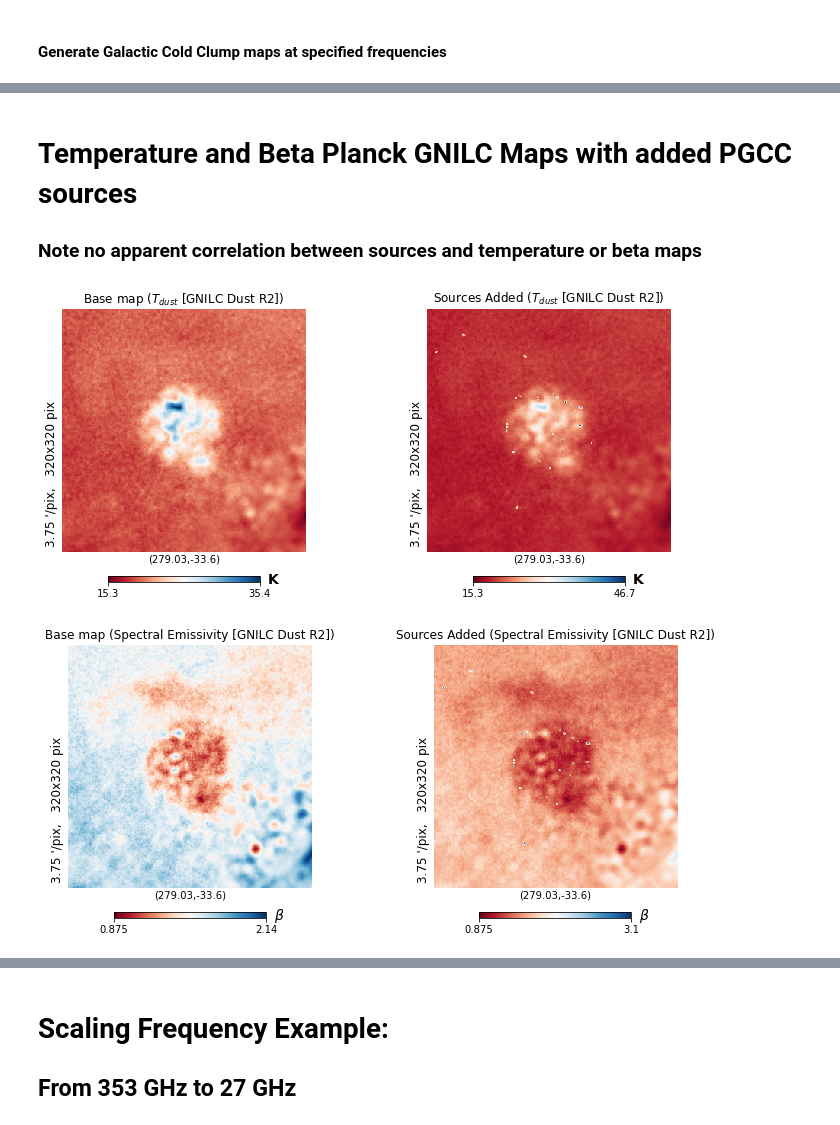
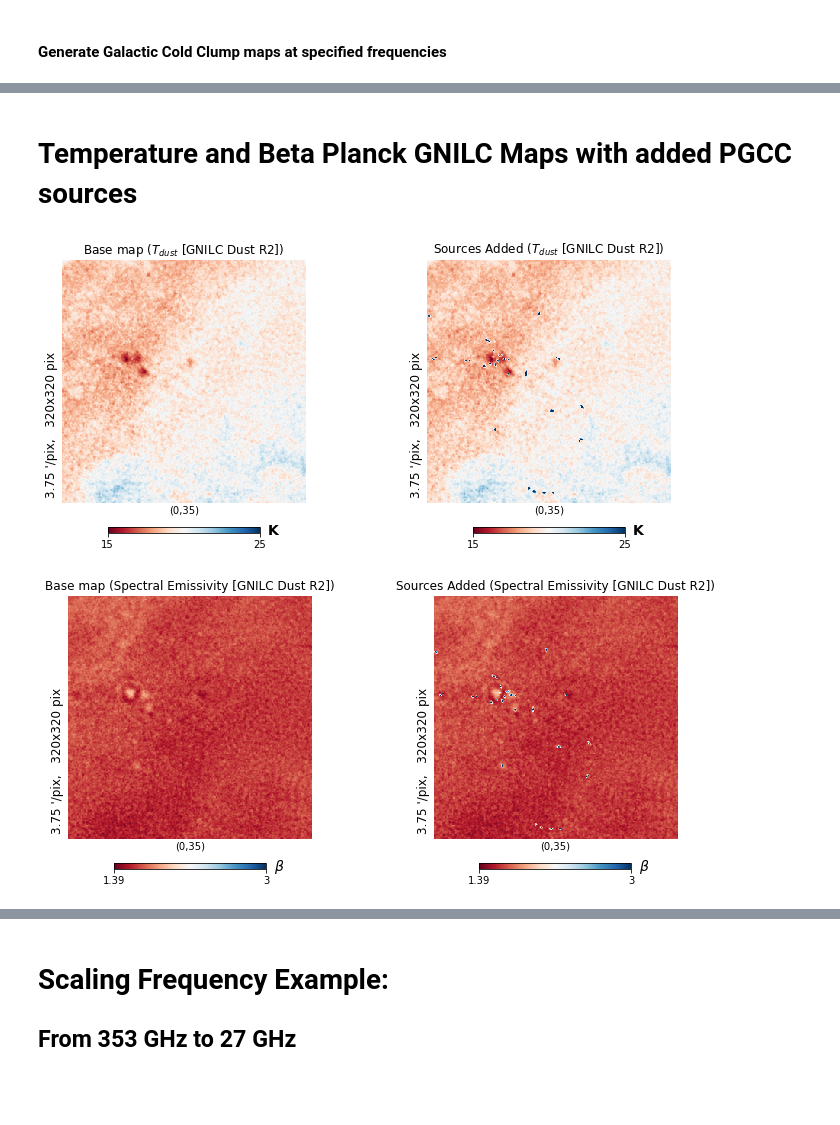
Before and after one commit to justinc97/SO_Galactic_Cold_Clumps, a Jupyter notebook: Test_Notebook.ipynb, the cells around one changed output, grey strips where cells are left out. Drawn from its saved outputs; the diff is of its cells as text; code cells hidden in the pictures; blank space fills up the shorter version.

```diff
--- a/Test_Notebook.ipynb
+++ b/Test_Notebook.ipynb
@@ -4,33 +24,25 @@
 ### Finally we also have an example of scaling the frequency from the measured 353 GHz data in the PGCC catalogue to a new frequency to be used by SO (in this example 27 GHz)
 # %%
-import healpy as hp
-import matplotlib.pyplot as plt
-import matplotlib.gridspec as gridspec
-from add_planck_galccs.generate_galcc_maps import build_galactic_clump_map
-from add_planck_galccs.galcc_utils import plot_compare
-import pysm3.units as u
-import pandas as pd
-import mapsims
-from pathlib import Path
-from time import time
-from astropy.io import fits
-import numpy as np
-
 # Read Planck Cold Galactic Clump Catalogue
 df = pd.read_csv('PGCC.csv')
 glons = df['glon']
 glats = df['glat']
+
+
 # Read GNILC maps: Frequencies {857, 545, 353 GHz}
 GNILC_freq_folder = "/global/homes/j/justinc/Galactic Cold Clumps/Data/"
 GNILC_freqdir = Path(GNILC_freq_folder)
-gnilc_map_353, gh3 = hp.read_map(GNILC_freqdir / "COM_CompMap_Dust-GNILC-F353_2048_R2.00.fits", h = True)
-gnilc_map_545, gh5 = hp.read_map(GNILC_freqdir / "COM_CompMap_Dust-GNILC-F545_2048_R2.00.fits", h = True)
-gnilc_map_857, gh8 = hp.read_map(GNILC_freqdir / "COM_CompMap_Dust-GNILC-F857_2048_R2.00.fits", h = True)
+gnilc_map_353 = hp.read_map(GNILC_freqdir / "COM_CompMap_Dust-GNILC-F353_2048_R2.00.fits")
+gnilc_map_545 = hp.read_map(GNILC_freqdir / "COM_CompMap_Dust-GNILC-F545_2048_R2.00.fits")
+gnilc_map_857 = hp.read_map(GNILC_freqdir / "COM_CompMap_Dust-GNILC-F857_2048_R2.00.fits")
+IQU_Commander_R3 = hp.read_map(GNILC_freqdir / "HFI_CompMap_Foregrounds-commander-353_R3.00.fits", field = (0,1,2))
+CompMap_ThermalDust_Commander = hp.read_map(GNILC_freqdir / "COM_CompMap_ThermalDust-commander_2048_R2.00.fits", field = (0, 7))
 # Read GNILC maps: Temperature and Beta
 GNILC_spectral_folder = "/global/project/projectdirs/cmb/www/pysm-data/dust_gnilc/"  # NERSC
 GNILC_specdir = Path(GNILC_spectral_folder)
-gnilc_dust_Td_nside2048, th = hp.read_map(GNILC_specdir / "gnilc_dust_Td_nside2048.fits", h = True)
-gnilc_dust_Bd_nside2048, bh = hp.read_map(GNILC_specdir / "gnilc_dust_beta_nside2048.fits", h = True)
+gnilc_dust_Td_nside2048 = hp.read_map(GNILC_specdir / "gnilc_dust_Td_nside2048.fits")
+gnilc_dust_Bd_nside2048 = hp.read_map(GNILC_specdir / "gnilc_dust_beta_nside2048.fits")
+thermaldustIQU_GNILC_varres = hp.read_map(GNILC_specdir / "inputs/COM_CompMap_IQU-thermaldust-gnilc-varres_2048_R3.00.fits", field = (0,1,2))
 # %% [markdown]
 #### Generate Galactic Cold Clump maps at specified frequencies
 # %%
@@ -39,13 +51,13 @@ gnilc_dust_Bd_nside2048, bh = hp.read_map(GNILC_specdir / "gnilc_dust_beta_nside
 base_map = build_galactic_clump_map(nside = 2048, catalogue = "PGCC.csv")
 
 # Generate Galactic Cold Clump maps at Planck measured frequencies
-galccmap_353 = base_map.cold_clumps_flux(freq_out = 353, store_maps = False, output_units = u.MJy/u.sr)
-galccmap_545 = base_map.cold_clumps_flux(freq_out = 545, store_maps = False, output_units = u.MJy/u.sr)
-galccmap_857 = base_map.cold_clumps_flux(freq_out = 857, store_maps = False, output_units = u.MJy/u.sr)
+galccmap_353 = base_map.cold_clumps_flux(freq_out = 353, output_units = u.MJy/u.sr)
+galccmap_545 = base_map.cold_clumps_flux(freq_out = 545, output_units = u.MJy/u.sr)
+galccmap_857 = base_map.cold_clumps_flux(freq_out = 857, output_units = u.MJy/u.sr)
 
 # Generate Galactic Cold Clump maps of Temperature and Spectral Emissivity
-galccmap_temp = base_map.cold_clumps_spectral(maptype = 'temp', store_maps = False)
-galccmap_beta = base_map.cold_clumps_spectral(maptype = 'beta', store_maps = False)
+galccmap_temp, _ = base_map.cold_clumps_spectral(maptype = 'temp')
+galccmap_beta, _ = base_map.cold_clumps_spectral(maptype = 'beta')
 # %%
 # Add Galactic Cold Clump Maps to Planck GNILC frequency, temperature and beta maps
 combined_gnilcmap_353 = gnilc_map_353.copy()
@@ -66,5 +78,5 @@ combined_gnilcmap_beta += galccmap_beta
 # %%
-rot = [279.03, -33.6]
+rot = [0, 35]
 reso = 3.75
 xsize = ysize = 320
 
@@ -89,16 +101,15 @@ plot_compare(gnilc_map_857, combined_gnilcmap_857,
 # %% [markdown]
 # Temperature and Beta Planck GNILC Maps with added PGCC sources
-### Note no apparent correlation between sources and temperature or beta maps
 # %%
 plot_compare(gnilc_dust_Td_nside2048, combined_gnilcmap_temp,
              maptype = "$T_{dust}$ [GNILC Dust R2]", rot = rot,
-             reso = reso, xsize = xsize,
+             reso = reso, xsize = xsize, min = 15, max = 25,
              ysize = ysize, unit = "K")
 
 plot_compare(gnilc_dust_Bd_nside2048, combined_gnilcmap_beta,
              maptype = "Spectral Emissivity [GNILC Dust R2]", rot = rot,
-             reso = reso, xsize = xsize,
+             reso = reso, xsize = xsize, min = 1.39, max = 3,
              ysize = ysize, unit = "$\\beta$")
 # %% [output]
-[figure, old version]
+[figure, new version]
-[figure, old version]
+[figure, new version]
```
Also changed, not shown: parts of 18 cells of this notebook, 5 other files.
